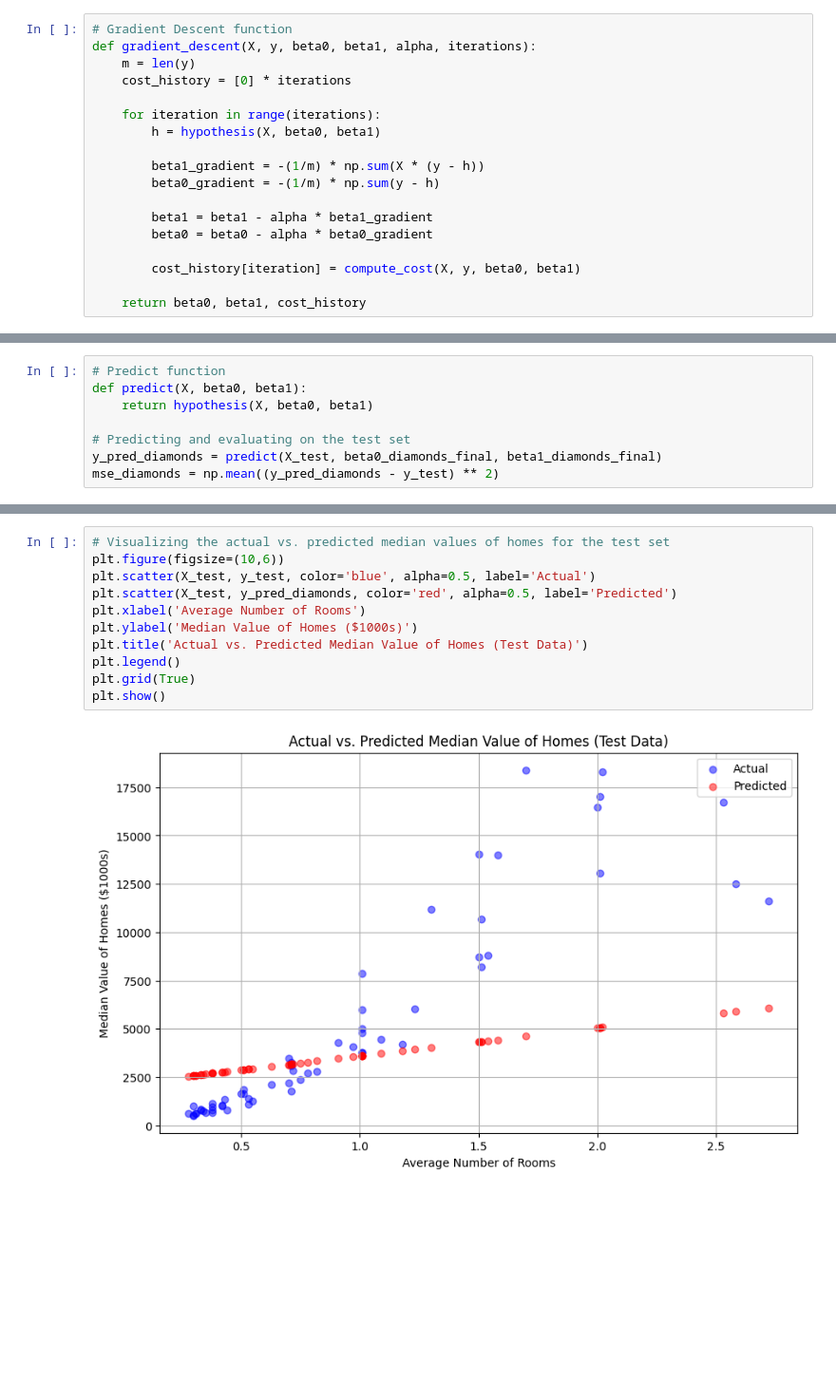
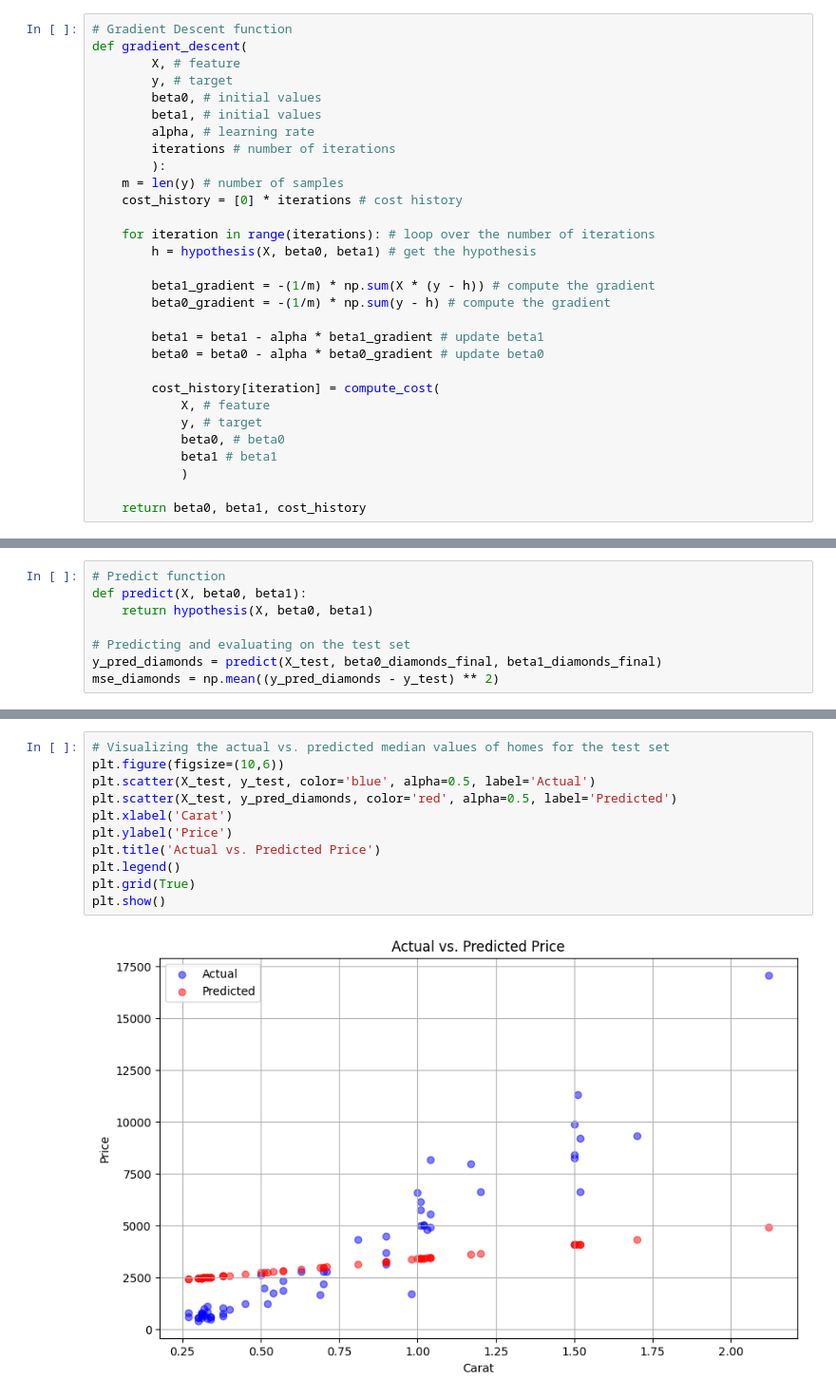
Before and after one commit to JoanClaverol/ds-articles, a Jupyter notebook: notebooks/machine_learning/linear_regression/lm_from_scratch.ipynb, the cells around one changed output, grey strips where cells are left out. Shown at 95% size. Cells and saved outputs as stored; diff of their text form; blank space fills up the shorter version.

```diff
--- a/notebooks/machine_learning/linear_regression/lm_from_scratch.ipynb
+++ b/notebooks/machine_learning/linear_regression/lm_from_scratch.ipynb
@@ -82,19 +82,31 @@ In each iteration of gradient descent:
    - This process is repeated for a specified number of iterations or until the cost function converges to a minimum value.
 # %%
 # Gradient Descent function
-def gradient_descent(X, y, beta0, beta1, alpha, iterations):
-    m = len(y)
-    cost_history = [0] * iterations
+def gradient_descent(
+        X, # feature
+        y, # target
+        beta0, # initial values
+        beta1, # initial values
+        alpha, # learning rate
+        iterations # number of iterations
+        ):
+    m = len(y) # number of samples
+    cost_history = [0] * iterations # cost history
 
-    for iteration in range(iterations):
-        h = hypothesis(X, beta0, beta1)
+    for iteration in range(iterations): # loop over the number of iterations
+        h = hypothesis(X, beta0, beta1) # get the hypothesis
 
-        beta1_gradient = -(1/m) * np.sum(X * (y - h))
-        beta0_gradient = -(1/m) * np.sum(y - h)
+        beta1_gradient = -(1/m) * np.sum(X * (y - h)) # compute the gradient
+        beta0_gradient = -(1/m) * np.sum(y - h) # compute the gradient
 
-        beta1 = beta1 - alpha * beta1_gradient
-        beta0 = beta0 - alpha * beta0_gradient
+        beta1 = beta1 - alpha * beta1_gradient # update beta1
+        beta0 = beta0 - alpha * beta0_gradient # update beta0
 
-        cost_history[iteration] = compute_cost(X, y, beta0, beta1)
+        cost_history[iteration] = compute_cost(
+            X, # feature
+            y, # target
+            beta0, # beta0
+            beta1 # beta1
+            )
 
     return beta0, beta1, cost_history
@@ -138,13 +205,13 @@ beta1: 1453.655000225425
 # %%
 # Visualizing the actual vs. predicted median values of homes for the test set
 plt.figure(figsize=(10,6))
 plt.scatter(X_test, y_test, color='blue', alpha=0.5, label='Actual')
 plt.scatter(X_test, y_pred_diamonds, color='red', alpha=0.5, label='Predicted')
-plt.xlabel('Average Number of Rooms')
-plt.ylabel('Median Value of Homes ($1000s)')
-plt.title('Actual vs. Predicted Median Value of Homes (Test Data)')
+plt.xlabel('Carat')
+plt.ylabel('Price')
+plt.title('Actual vs. Predicted Price')
 plt.legend()
 plt.grid(True)
 plt.show()
 # %% [output]
-[figure, old version]
+[figure, new version]
```
Also changed, not shown: parts of 5 cells of this notebook.
